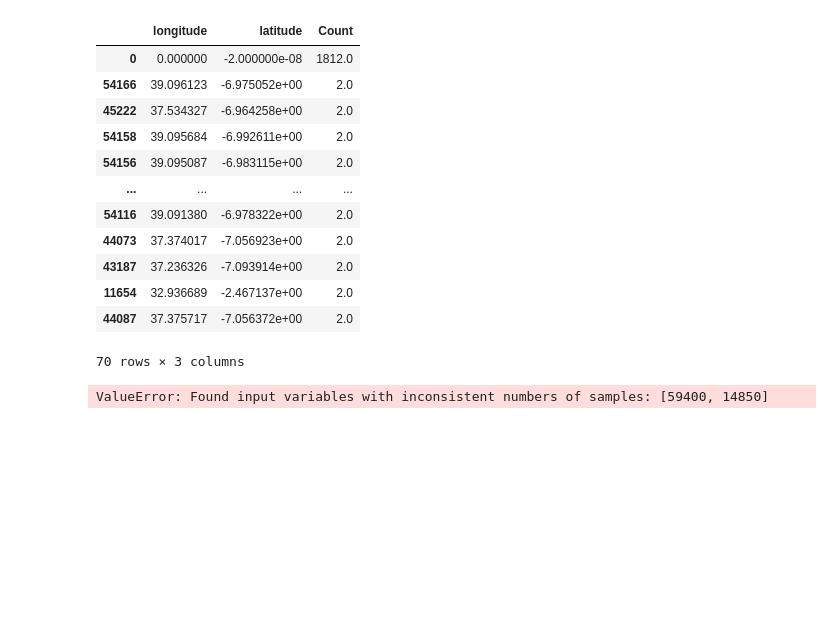
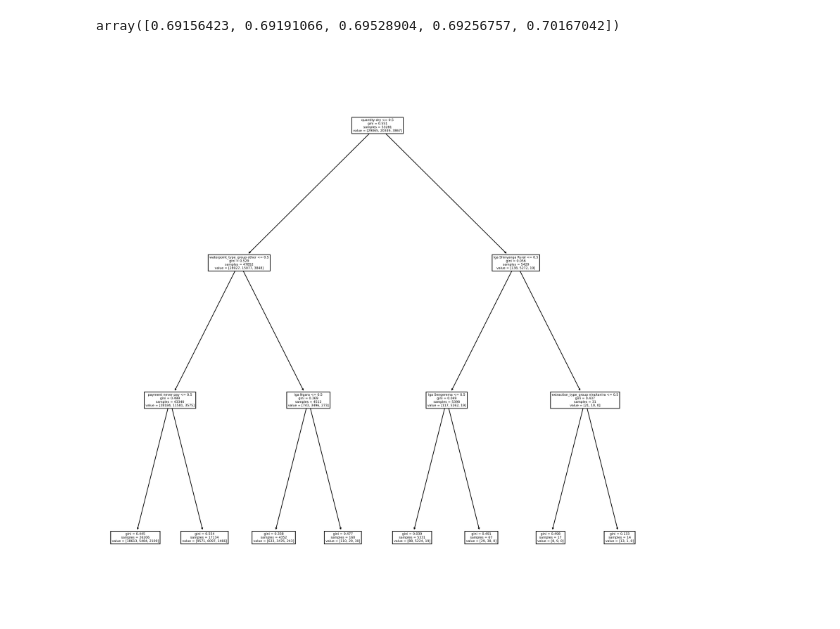
Before and after one commit to jamorr/waterpump, a Jupyter notebook: pump.ipynb, the cells around one changed output. Saved outputs shown, nothing was run; the diff lists cells and outputs as text; code cells hidden in the pictures; blank space fills up the shorter version.

```diff
--- a/pump.ipynb
+++ b/pump.ipynb
@@ -7,4 +16,0 @@ from sklearn.model_selection import cross_val_score
-# %%
-X = pd.read_csv("./data/train_data.csv")
-y = pd.read_csv("./data/test_data.csv")
-X.head()
@@ -49,23 +17,45 @@ top_n_groups
-# %%
-sorted_groups.where(sorted_groups["Count"]>=2).dropna()
-# %% [output]
-|  | longitude | latitude | Count |
-| 0 | 0.000000 | -2.000000e-08 | 1812.0 |
-| 54166 | 39.096123 | -6.975052e+00 | 2.0 |
-| 45222 | 37.534327 | -6.964258e+00 | 2.0 |
-| 54158 | 39.095684 | -6.992611e+00 | 2.0 |
-| 54156 | 39.095087 | -6.983115e+00 | 2.0 |
-| ... | ... | ... | ... |
-| 54116 | 39.091380 | -6.978322e+00 | 2.0 |
-| 44073 | 37.374017 | -7.056923e+00 | 2.0 |
-| 43187 | 37.236326 | -7.093914e+00 | 2.0 |
-| 11654 | 32.936689 | -2.467137e+00 | 2.0 |
-| 44087 | 37.375717 | -7.056372e+00 | 2.0 |
-70 rows × 3 columns
-# %%
-dtree = DecisionTreeClassifier()
-
-# dtree.fit(X,y)
-cross_val_score(dtree,X.select_dtypes(exclude="string"),y)
-# %% [output]
-ValueError: Found input variables with inconsistent numbers of samples: [59400, 14850]
+# %%
+try:
+    X = pd.read_feather("./data/train_data.feather")
+    y = pd.read_feather("./data/train_label.feather")
+
+except FileNotFoundError:
+    X = pd.read_csv("./data/train_data.csv", parse_dates=["date_recorded"], dtype_backend="pyarrow")
+    y = pd.read_csv("./data/train_label.csv", dtype_backend="pyarrow")
+    # waterpoint name and subvillage are redundant and have all unique values
+    X = X.drop(["wpt_name", "subvillage"], axis="columns")
+
+    for feature in X.select_dtypes("string").columns:
+        dummies = pd.get_dummies(X[feature], prefix=feature, prefix_sep=" ")
+        X.drop(feature, axis="columns", inplace=True)
+        X = pd.concat([X, dummies], axis='columns')
+
+    y["status_group"].replace(['functional', 'non functional', 'functional needs repair'],[0,1,2],inplace=True)
+    y.to_feather("./data/train_label.feather")
+    X.to_feather("./data/train_data.feather")
+    X.columns.to_series().to_csv("./data/columns.csv")
+# %%
+df = pd.concat([X,y], axis="columns")
+df = df.dropna(axis=0)
+X, y = df.iloc[:,:-1], df.iloc[:,-1]
+dtree = DecisionTreeClassifier(max_depth=3)
+cross_val_score(dtree,X.select_dtypes(exclude="datetime"), y, n_jobs=-1)
+# %% [output]
+array([0.69156423, 0.69191066, 0.69528904, 0.69256757, 0.70167042])
+# %%
+if False:
+    # impute takes forever
+    dtree = Pipeline(
+        [
+            ('Imputer', KNNImputer(n_neighbors=3, weights='distance')),
+            ('Classifier', DecisionTreeClassifier(max_depth=3)),
+        ]
+    )
+    #
+    cross_val_score(dtree,X.select_dtypes(exclude="datetime"),y, n_jobs=-1)
+# %%
+dtree.fit(X.select_dtypes(exclude="datetime"),y)
+plt.figure(dpi=400, figsize=(15,15))
+tplot = plot_tree(dtree, feature_names=list(X.select_dtypes(exclude="datetime").columns))
+# %% [output]
+[figure, added]
```
Also changed, not shown: parts of 6 cells of this notebook, 3 other files.
